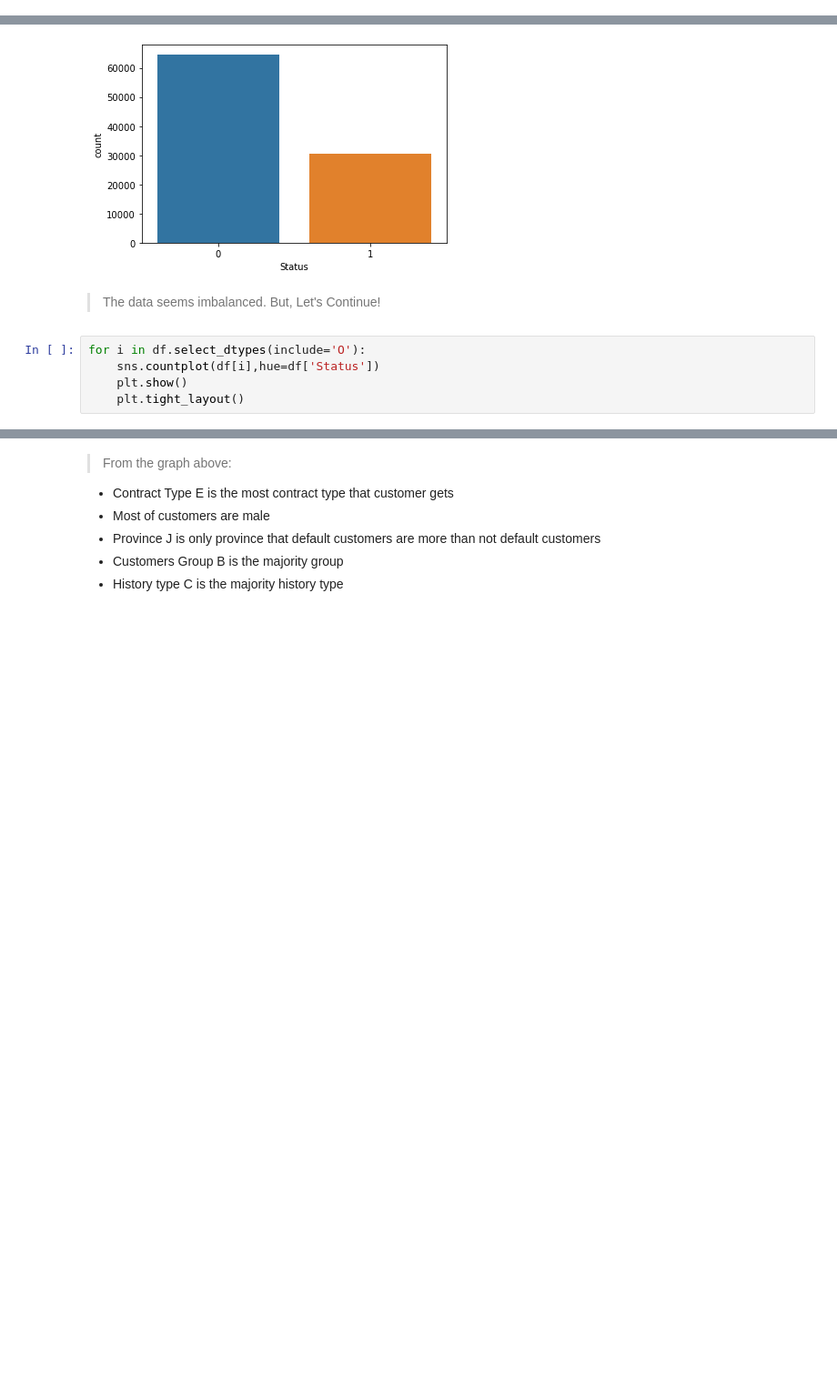
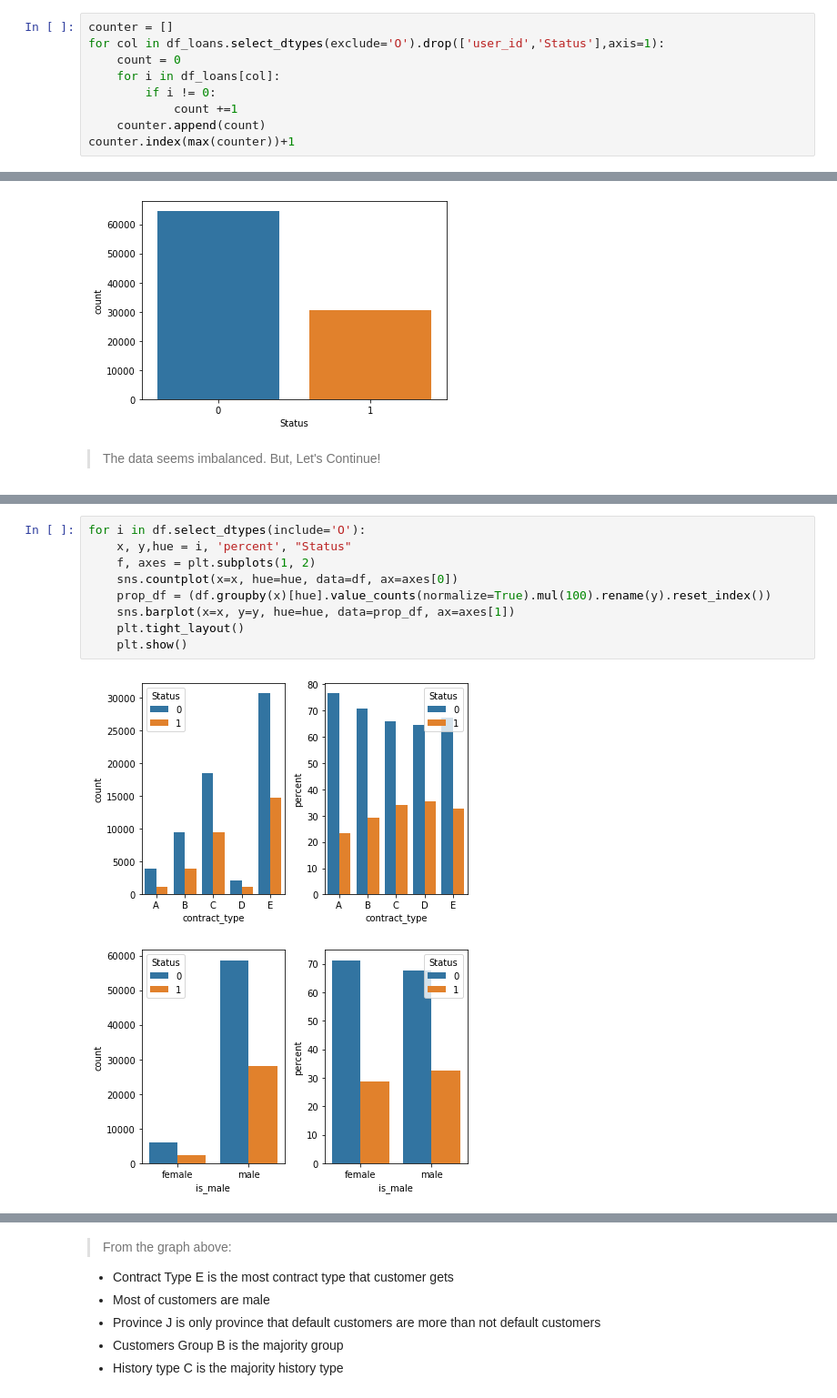
Before and after one commit to alvinhizra9/Final_Project_JCDS02_PurwadhikaBDG, a Jupyter notebook: final_project.ipynb, the cells around one changed output, grey strips where cells are left out. Shown: that part at 91% size. Saved outputs shown, nothing was run; the diff lists cells and outputs as text; blank space fills up the shorter version.

```diff
--- a/final_project.ipynb
+++ b/final_project.ipynb
@@ -277,0 +280,9 @@ df_loans.describe()
+# %%
+counter = []
+for col in df_loans.select_dtypes(exclude='O').drop(['user_id','Status'],axis=1):
+    count = 0
+    for i in df_loans[col]:
+        if i != 0:
+            count +=1
+    counter.append(count)
+counter.index(max(counter))+1
@@ -414,8 +429,3 @@ plt.show()
 [figure]
 # %% [markdown]
 > The data seems imbalanced. But, Let's Continue!
-# %%
-for i in df.select_dtypes(include='O'):
-    sns.countplot(df[i],hue=df['Status'])
-    plt.show()
-    plt.tight_layout()
@@ -428,0 +432,12 @@ for i in df.select_dtypes(include='O'):
+# %%
+for i in df.select_dtypes(include='O'):
+    x, y,hue = i, 'percent', "Status"
+    f, axes = plt.subplots(1, 2)
+    sns.countplot(x=x, hue=hue, data=df, ax=axes[0])
+    prop_df = (df.groupby(x)[hue].value_counts(normalize=True).mul(100).rename(y).reset_index())
+    sns.barplot(x=x, y=y, hue=hue, data=prop_df, ax=axes[1])
+    plt.tight_layout()
+    plt.show()
+# %% [output]
+[figure, added]
+[figure, added]
```
Also changed, not shown: parts of 65 cells of this notebook.
